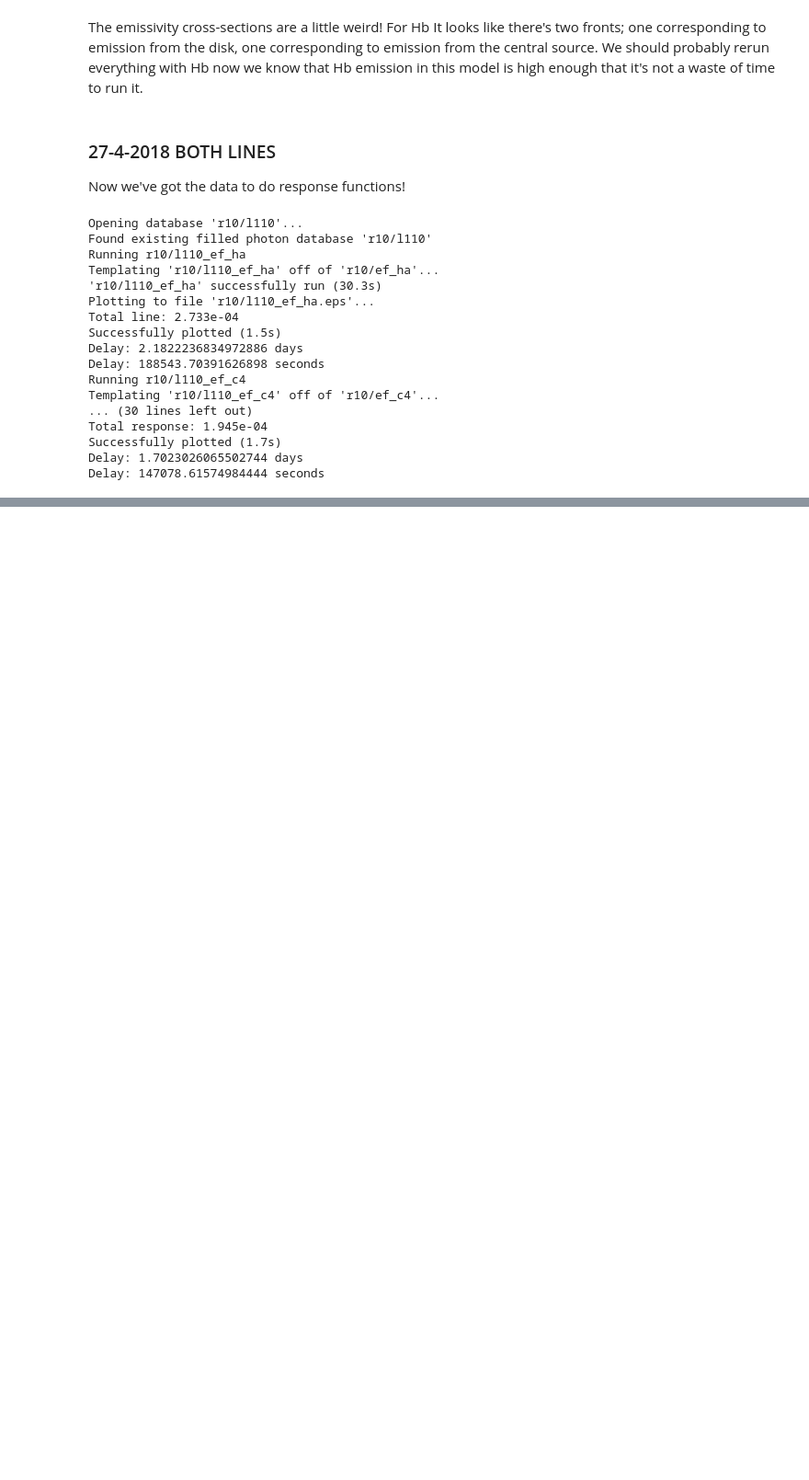
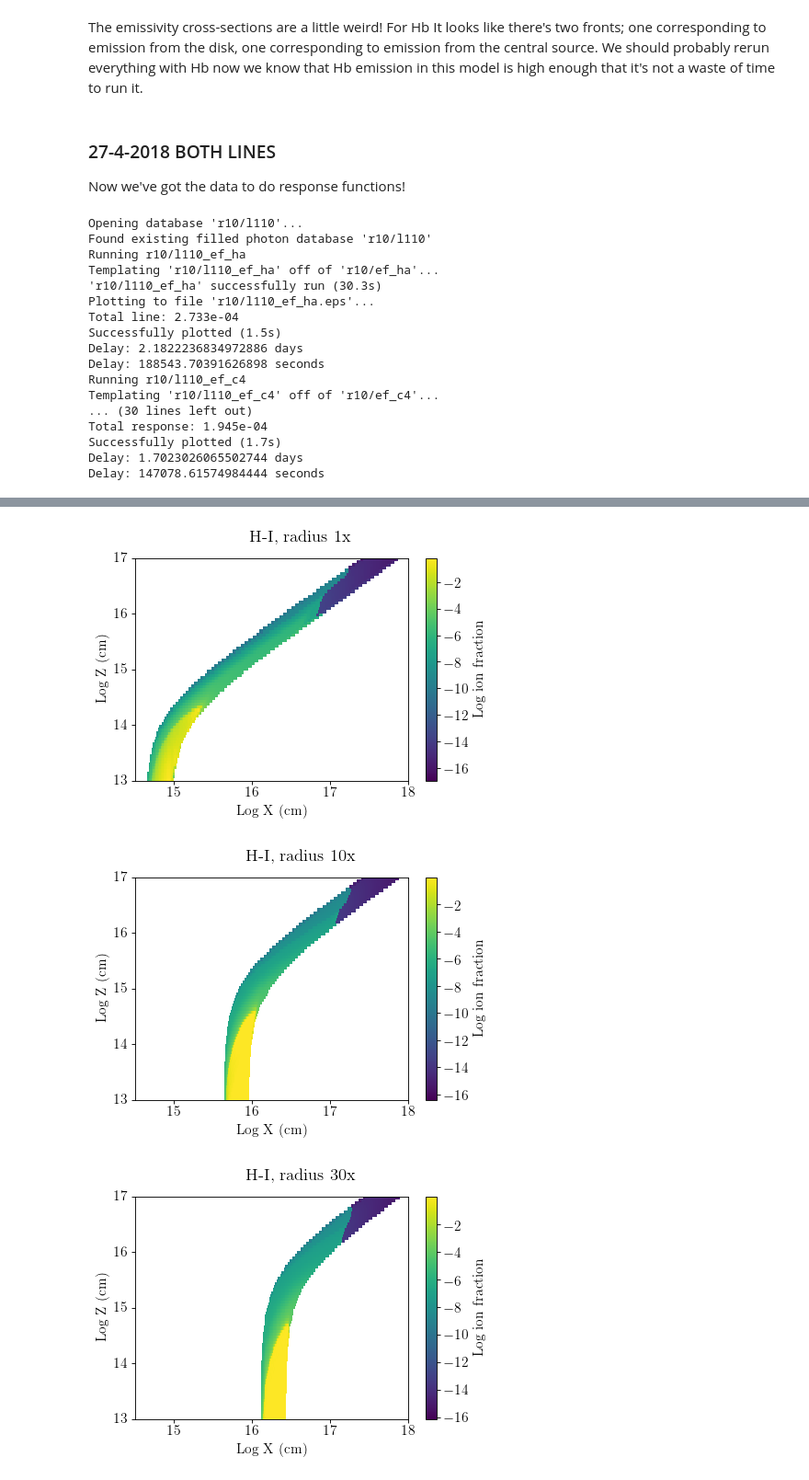
Before and after one commit to smangham/paper_cloudy, a Jupyter notebook: initial_analysis.ipynb, the cells around one changed output, grey strips where cells are left out. Shown: that part at 92% size. Cells and saved outputs as stored; diff of their text form; code cells hidden in the pictures; blank space fills up the shorter version.

```diff
--- a/initial_analysis.ipynb
+++ b/initial_analysis.ipynb
@@ -339,0 +417,16 @@ Unfortunately, when we put the response delays on this gives us *shorter* delays
+# %%
+x_r01, z_r01 = load_grid('r01/')
+x_r10, z_r10 = load_grid('r10/')
+x_r30, z_r30 = load_grid('r30/')
+
+table_h1_r01 = Table.read('r01/l100.ionH1.dat', format='ascii')
+table_h1_r10 = Table.read('r10/l100.ionH1.dat', format='ascii')
+table_h1_r30 = Table.read('r30/l100.ionH1.dat', format='ascii')
+
+plot_dat(table_h1_r01, x_r01, z_r01, 'H-I, radius 1x', 'Log ion fraction', volume=False)
+plot_dat(table_h1_r10, x_r10, z_r10, 'H-I, radius 10x', 'Log ion fraction', volume=False)
+plot_dat(table_h1_r30, x_r30, z_r30, 'H-I, radius 30x', 'Log ion fraction', volume=False)
+# %% [output]
+[figure, added]
+[figure, added]
+[figure, added]
```
Also changed, not shown: parts of 14 cells of this notebook, 28 other files.
